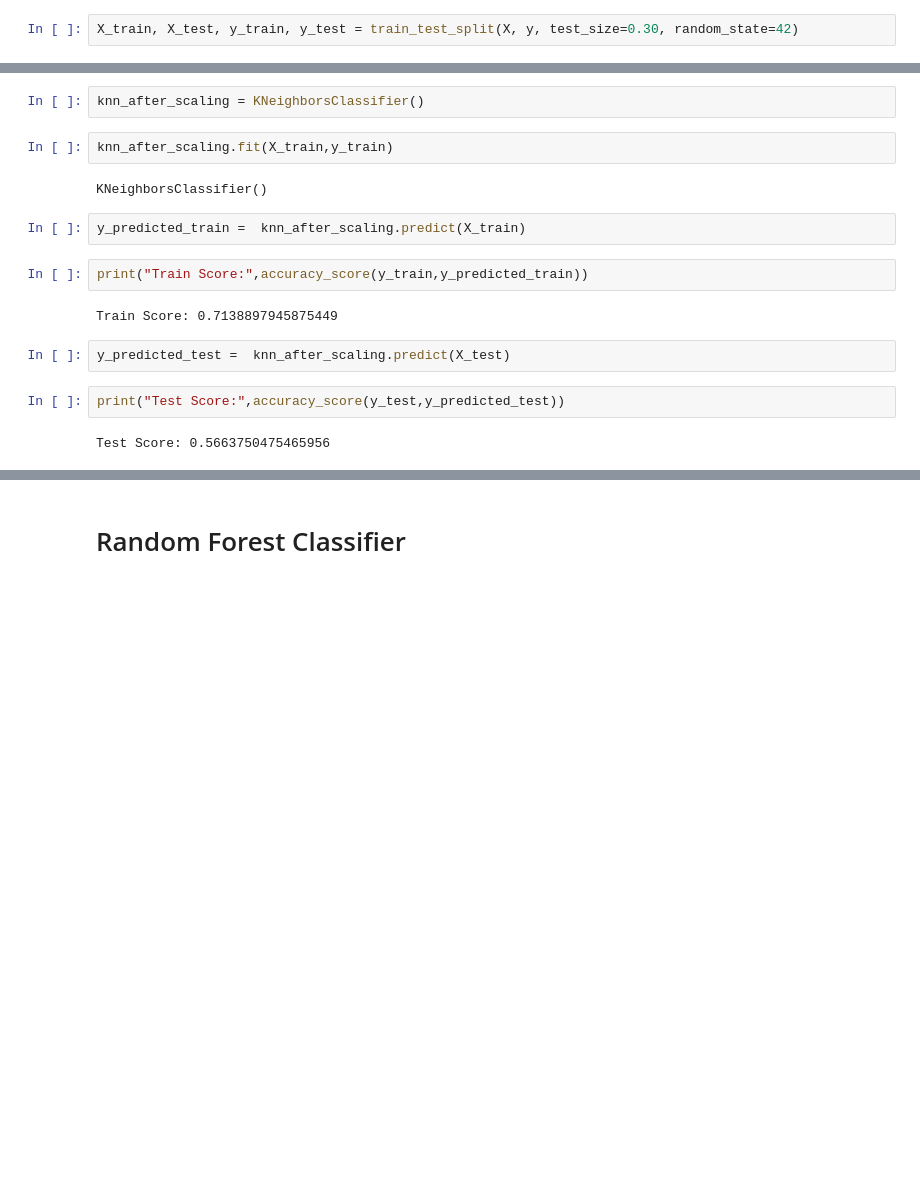
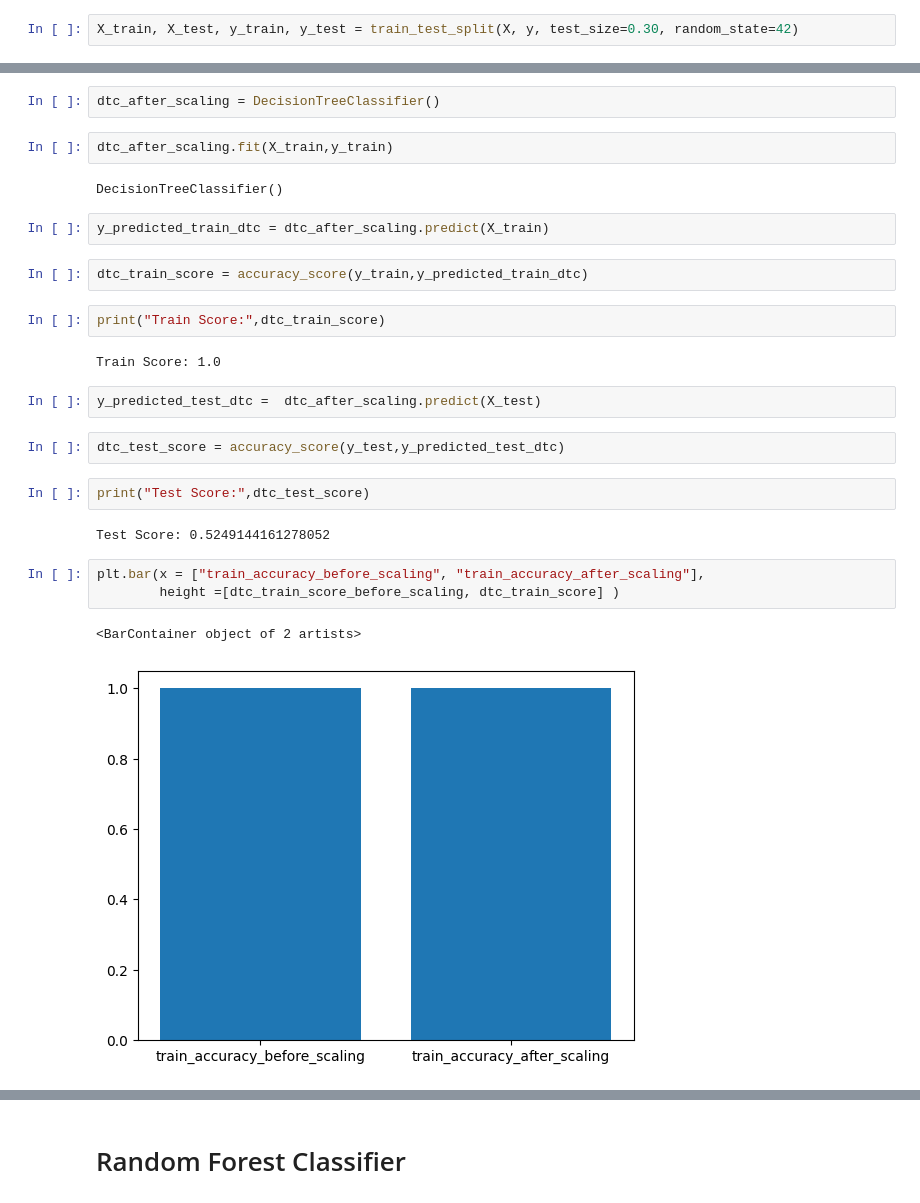
Before and after one commit to kmsanjar47/Heart-Attack-Risk-Prediction-Using-ML-Models, a Jupyter notebook: Heart_Attack_Risk_Prediction.ipynb, the cells around one changed output, grey strips where cells are left out. Cells and saved outputs as stored; diff of their text form; blank space fills up the shorter version.

```diff
--- a/Heart_Attack_Risk_Prediction.ipynb
+++ b/Heart_Attack_Risk_Prediction.ipynb
@@ -436,18 +437,28 @@ X_train, X_test, y_train, y_test = train_test_split(X, y, test_size=0.30, random
 # %%
-knn_after_scaling = KNeighborsClassifier()
+dtc_after_scaling = DecisionTreeClassifier()
 # %%
-knn_after_scaling.fit(X_train,y_train)
+dtc_after_scaling.fit(X_train,y_train)
 # %% [output]
-KNeighborsClassifier()
+DecisionTreeClassifier()
 # %%
-y_predicted_train =  knn_after_scaling.predict(X_train)
+y_predicted_train_dtc = dtc_after_scaling.predict(X_train)
+# %%
+dtc_train_score = accuracy_score(y_train,y_predicted_train_dtc)
 # %%
-print("Train Score:",accuracy_score(y_train,y_predicted_train))
+print("Train Score:",dtc_train_score)
 # %% [output]
-Train Score: 0.7138897945875449
+Train Score: 1.0
 # %%
-y_predicted_test =  knn_after_scaling.predict(X_test)
+y_predicted_test_dtc =  dtc_after_scaling.predict(X_test)
+# %%
+dtc_test_score = accuracy_score(y_test,y_predicted_test_dtc)
 # %%
-print("Test Score:",accuracy_score(y_test,y_predicted_test))
+print("Test Score:",dtc_test_score)
 # %% [output]
-Test Score: 0.5663750475465956
+Test Score: 0.5249144161278052
+# %%
+plt.bar(x = ["train_accuracy_before_scaling", "train_accuracy_after_scaling"],
+        height =[dtc_train_score_before_scaling, dtc_train_score] )
+# %% [output]
+<BarContainer object of 2 artists>
+[figure, added]
```
Also changed, not shown: parts of 59 cells of this notebook.
